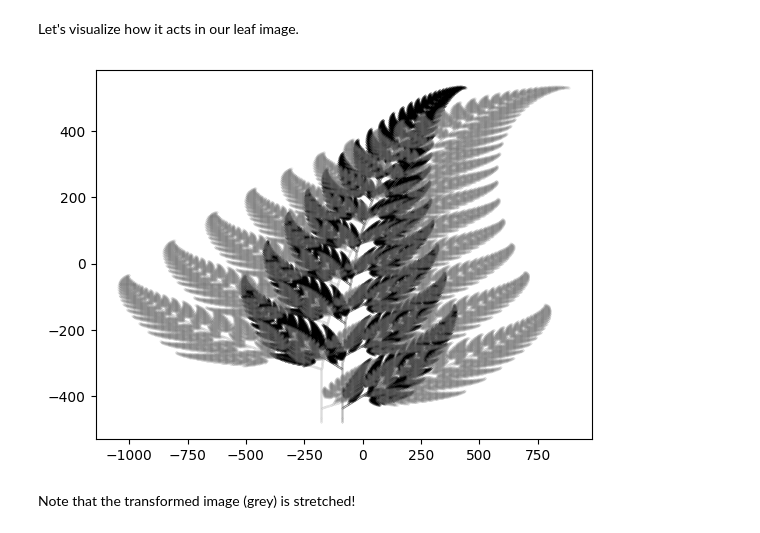
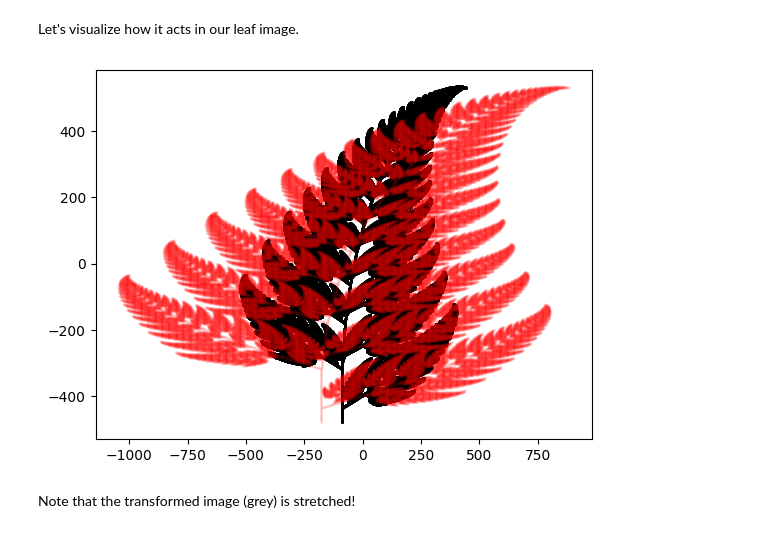
Before and after one commit to anoban/python, a Jupyter notebook: C1W3_Assignment.ipynb, the cells around one changed output. Drawn from its saved outputs; the diff is of its cells as text; code cells hidden in the pictures.

```diff
--- a/C1W3_Assignment.ipynb
+++ b/C1W3_Assignment.ipynb
@@ -331,10 +322,10 @@ You can get a visual understanding of the transformation, producing a plot which
 # %% [markdown]
 Let's visualize how it acts in our leaf image.
 # %%
-plt.scatter(img[0], img[1], s = 0.001, color = 'black')
-plt.scatter(T_hscaling(img)[0], T_hscaling(img)[1], s = 0.001, color = 'grey')
+plt.scatter(img[0], img[1], s = 1, color = 'black')
+plt.scatter(T_hscaling(img)[0], T_hscaling(img)[1], s = 0.001, color = 'red')
 plt.show()
 # %% [output]
-[figure, old version]
+[figure, new version]
 # %% [markdown]
 Note that the transformed image (grey) is stretched!
```
Also changed, not shown: parts of 35 cells of this notebook.
